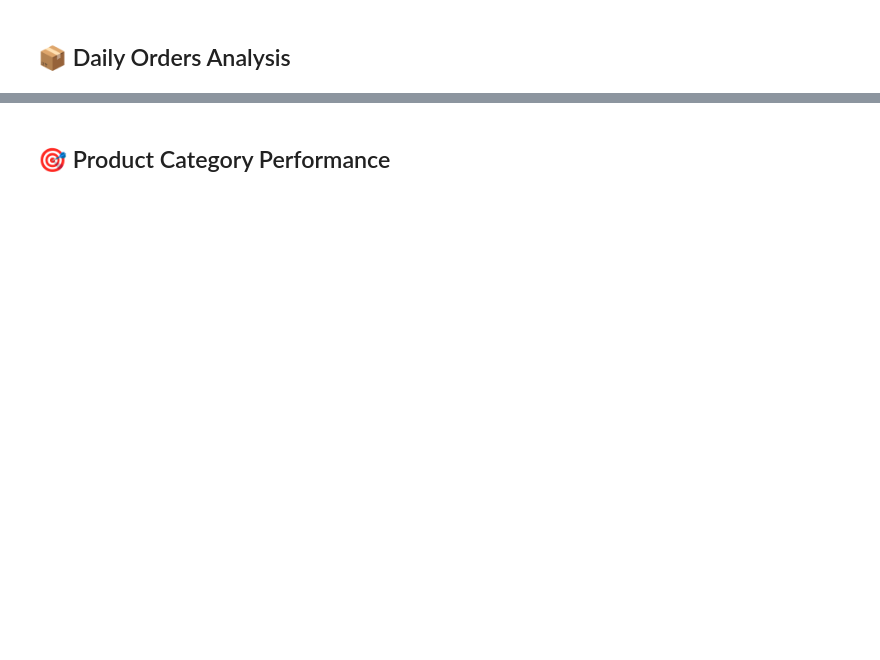
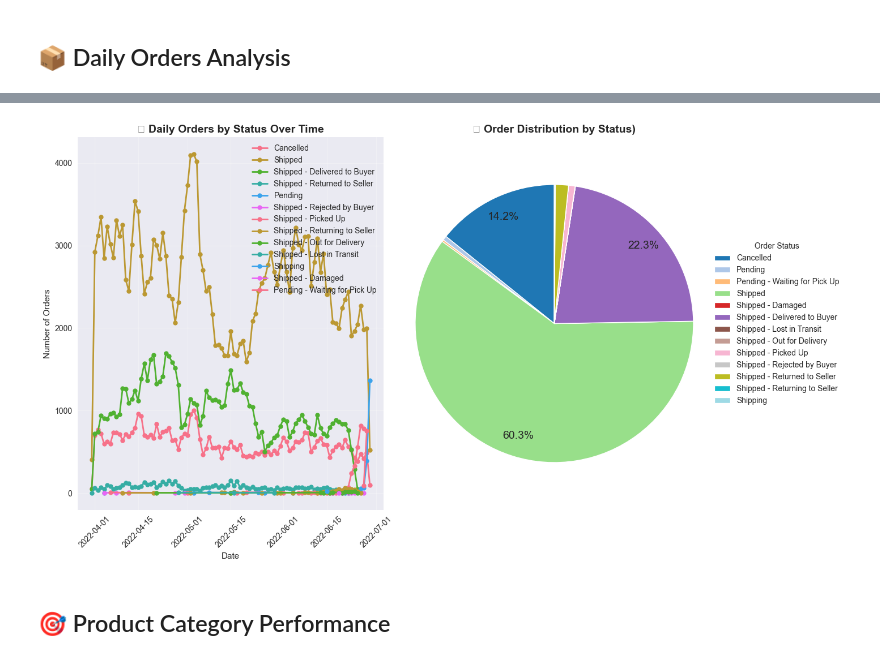
Before and after one commit to enzeeeh/ecommerce-data-pipeline-dagster, a Jupyter notebook: notebooks/analysis.ipynb, the cells around one changed output, grey strips where cells are left out. Drawn from its saved outputs; the diff is of its cells as text; code cells hidden in the pictures; blank space fills up the shorter version.

```diff
--- a/notebooks/analysis.ipynb
+++ b/notebooks/analysis.ipynb
@@ -170,34 +227,61 @@ for _, row in status_summary.iterrows():
 # %%
 # Create daily orders by status visualization
-fig, (ax1, ax2) = plt.subplots(1, 2, figsize=(16, 6))
+fig, (ax1, ax2) = plt.subplots(1, 2, figsize=(16, 8))
 
 # Daily orders time series by status
 for status in df_daily['status'].unique():
     status_data = df_daily[df_daily['status'] == status]
     ax1.plot(status_data['order_date'], status_data['order_count'],
-             marker='o', label=status, linewidth=2, markersize=4)
+             marker='o', label=status, linewidth=2, markersize=6)
 
 ax1.set_title('📦 Daily Orders by Status Over Time', fontsize=14, fontweight='bold')
 ax1.set_xlabel('Date')
 ax1.set_ylabel('Number of Orders')
 ax1.legend()
 ax1.grid(True, alpha=0.3)
+ax1.tick_params(axis='x', rotation=45)
 
-# Order status distribution pie chart
-pie_data = status_summary.set_index('status')['order_count']
-colors = ['#ff9999', '#66b3ff', '#99ff99', '#ffcc99', '#ff99cc']
-ax2.pie(pie_data.values, labels=pie_data.index, autopct='%1.1f%%',
-        startangle=90, colors=colors[:len(pie_data)])
-ax2.set_title('📊 Order Distribution by Status', fontsize=14, fontweight='bold')
+cmap = plt.cm.tab20
+colors = cmap(np.linspace(0, 1, 13))
+wedges, texts, autotexts = ax2.pie(
+    pie_data.values,
+    autopct='%1.1f%%',
+    startangle=90,
+    colors=colors,
+    pctdistance=0.85,
+    wedgeprops={'linewidth': 1, 'edgecolor': 'white'}
+)
+# --- FIX IMPLEMENTED HERE: Hide labels for small slices ---
+min_percentage_to_show = 3.0
 
-plt.tight_layout()
-plt.show()
+for text in autotexts:
+    # 1. Extract the percentage value from the text string (e.g., '3.5%')
+    percentage_str = text.get_text().replace('%', '')
+    try:
+        percentage = float(percentage_str)
+    except ValueError:
+        percentage = 0.0
 
-# Daily orders summary statistics
-print(f"\n📈 DAILY ORDERS INSIGHTS:")
-print(f"• Average orders per day: {df_daily.groupby('order_date')['order_count'].sum().mean():.0f}")
-print(f"• Peak order day: {df_daily.groupby('order_date')['order_count'].sum().idxmax()}")
-print(f"• Total unique days: {df_daily['order_date'].nunique()}")
+    # 2. Check if the percentage is below the threshold
+    if percentage < min_percentage_to_show:
+        text.set_visible(False) # Hide the label
+    else:
+        text.set_fontsize(8) # Keep the reduced font size for visible labels
+
+for text in autotexts:
+    text.set_fontsize(14)
+
+ax2.legend(wedges, pie_data.index,
+          title="Order Status",
+          loc="center left",
+          bbox_to_anchor=(1, 0, 0.5, 1))
+
+ax2.set_title(f'📊 Order Distribution by Status)', fontsize=14, fontweight='bold')
+ax2.axis('equal')
+
+plt.tight_layout(rect=[0, 0, 0.9, 1])
+# %% [output]
+[figure, added]
 # %% [markdown]
 ## 🎯 Product Category Performance
 # %%
```
Also changed, not shown: parts of 8 cells of this notebook, 13 other files.
